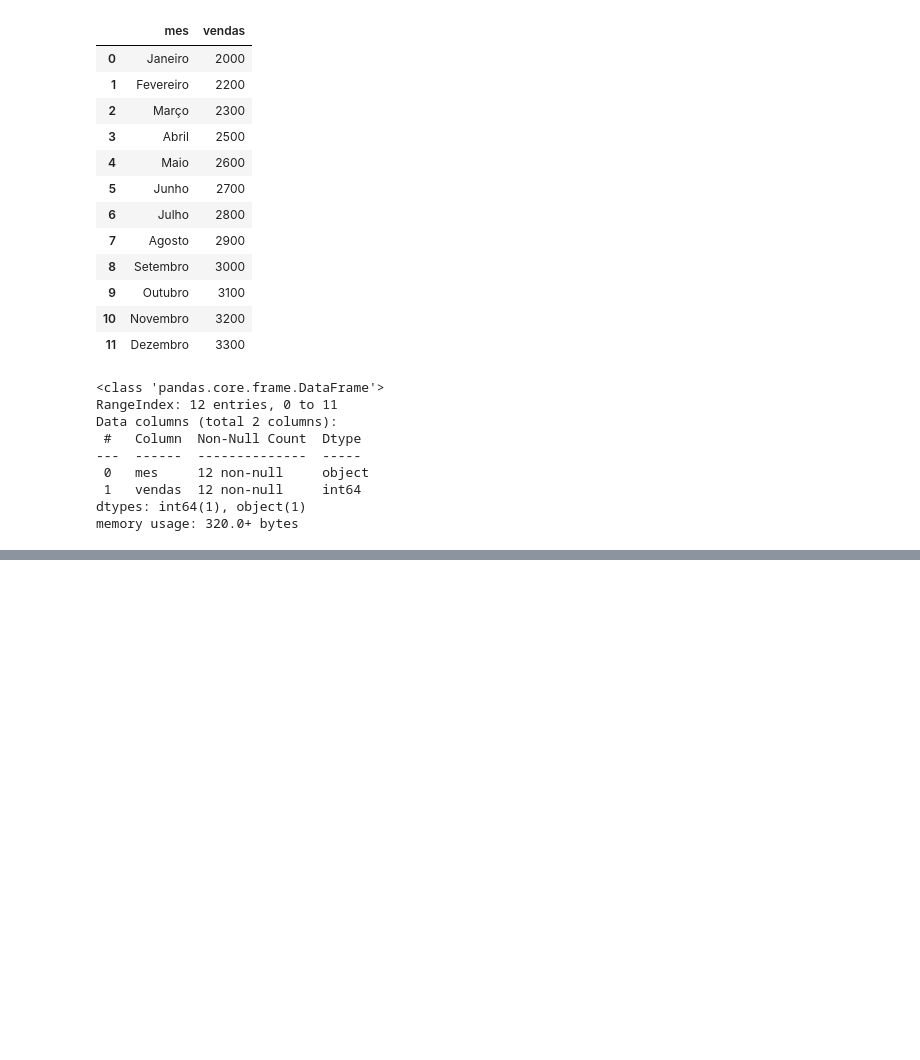
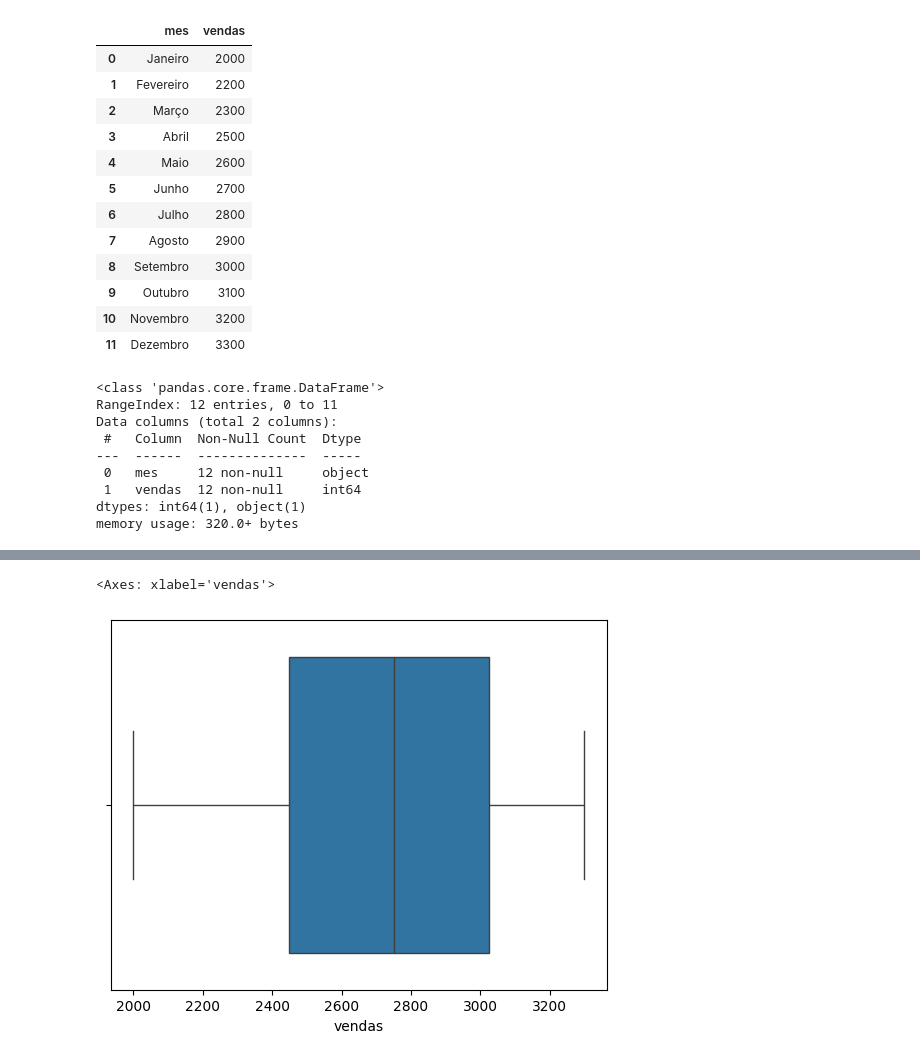
Before and after one commit to srmatheusmaciel/previsao_vendas, a Jupyter notebook: modelo_previsao_vendas.ipynb, the cells around one changed output, grey strips where cells are left out. Saved outputs shown, nothing was run; the diff lists cells and outputs as text; code cells hidden in the pictures; blank space fills up the shorter version.

```diff
--- a/modelo_previsao_vendas.ipynb
+++ b/modelo_previsao_vendas.ipynb
@@ -74,0 +70,3 @@ ValueError: could not convert string to float: 'Janeiro'
+# %%
+# 3. Adicionar uma coluna para representar os meses numericamente
+df_vendas['mes_numero'] = range(1, 13)
@@ -74,0 +101,6 @@ ValueError: could not convert string to float: 'Janeiro'
+# %%
+# Detectar outliers
+sns.boxplot(data=df_vendas, x='vendas')
+# %% [output]
+<Axes: xlabel='vendas'>
+[figure, added]
```
Also changed, not shown: parts of 17 cells of this notebook, 1 other file.
